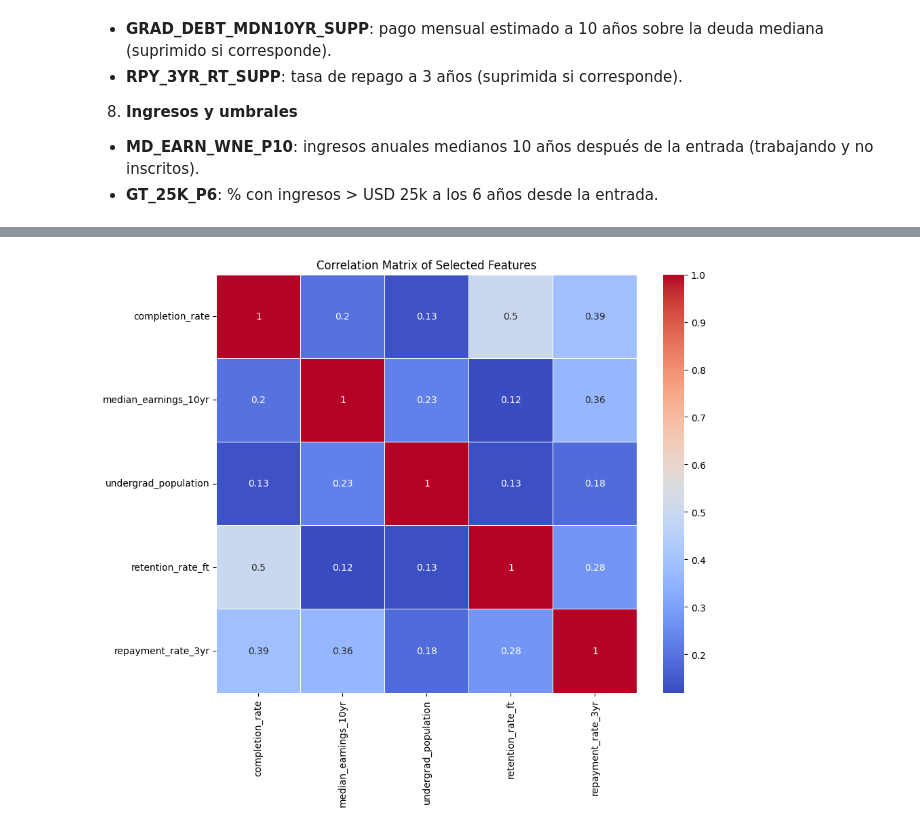
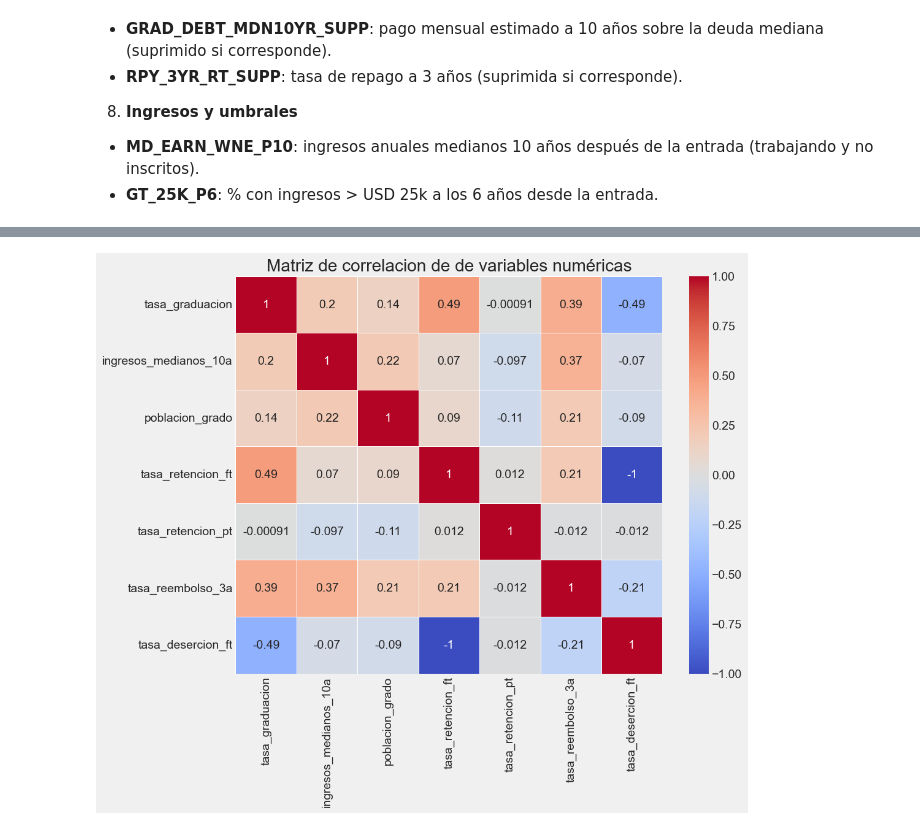
Before and after one commit to srodrigo23/mcdyti-mod12, a Jupyter notebook: proyecto.ipynb, the cells around one changed output, grey strips where cells are left out. Cells and saved outputs as stored; diff of their text form; code cells hidden in the pictures.

```diff
--- a/proyecto.ipynb
+++ b/proyecto.ipynb
@@ -36,6 +36,7 @@ Note: you may need to restart the kernel to use updated packages.
 # importacion de librerias instaladas para ser utilizadas en todo el proyecto
 import pandas as pd
 import seaborn as sns
+import numpy as np
 import matplotlib.pyplot as plt
 from sklearn.preprocessing import StandardScaler
 from sklearn.ensemble import RandomForestRegressor, RandomForestClassifier
@@ -43,8 +44,12 @@ from sklearn.ensemble import IsolationForest
 
 from sklearn.model_selection import train_test_split
 from sklearn.linear_model import LinearRegression, LogisticRegression
-from sklearn.metrics import mean_squared_error, accuracy_score, roc_auc_score, precision_score, recall_score, f1_score
+from sklearn.metrics import mean_squared_error, accuracy_score, roc_auc_score, precision_score, recall_score, f1_score, r2_score, classification_report
 
-# import xgboost as xgb
-from sklearn.cluster import KMeans
-from sklearn.metrics import silhouette_score
+import tensorflow as tf
+from tensorflow.keras.models import Sequential
+from tensorflow.keras.layers import Dense, Dropout
+
+
+sns.set_style('whitegrid')
+plt.style.use('fivethirtyeight')
@@ -326,14 +337,17 @@ Index(['institution_name', 'city', 'completion_rate', 'median_earnings_10yr',
 df_selected = df_selected.replace('PrivacySuppressed', 0)
 
 # Convert columns to numeric, coercing errors to NaN
-avoid = ['institution_name', 'city']
+avoid = ['nombre_institucion', 'ciudad']
 for col in df_selected.columns:
     if col not in avoid:
         df_selected[col] = pd.to_numeric(df_selected[col], errors='coerce')
 
 # Impute NaN values with the mean of each column
 cols_to_fill = [col for col in df_selected.columns if col not in avoid]
-df_selected[cols_to_fill] = df_selected[cols_to_fill].fillna(df_selected[cols_to_fill].mean())
+df_selected[cols_to_fill] = df_selected[cols_to_fill].fillna(df_selected[cols_to_fill].median())
+
+# La deserción es el inverso de la retención (1 - tasa_retencion)
+df_selected['tasa_desercion_ft'] = 1 - df_selected['tasa_retencion_ft']
 # %%
 df_info = build_df_with_null_and_invalid_values_prt_info(dataframe=df_selected)
 df_info
@@ -388,0 +368,9 @@ for col in selected_columns:
+# %%
+# Seleccionar las columnas numéricas para visualizar
+numeric_cols = df_selected.select_dtypes(include=np.number).columns.tolist()
+
+# Crear histogramas para cada variable numérica
+df_selected[numeric_cols].hist(bins=30, figsize=(20, 15), layout=(4, 3))
+plt.suptitle('Distribución de Variables Numéricas', y=1.02, size=20)
+plt.tight_layout()
+plt.show()
@@ -389,9 +385,9 @@ for col in selected_columns:
 # %%
-correlation_matrix = df_selected.corr()
+correlation_matrix = df_selected[numeric_cols].corr()
 # Plot the correlation matrix using a heatmap
 plt.figure(figsize=(10, 8))
 sns.heatmap(correlation_matrix, annot=True, cmap="coolwarm", linewidths=.5)
-plt.title("Correlation Matrix of Selected Features")
+plt.title("Matriz de correlacion de de variables numéricas")
 plt.show()
 # %% [output]
-[figure, old version]
+[figure, new version]
```
Also changed, not shown: parts of 64 cells of this notebook, 3 other files.
